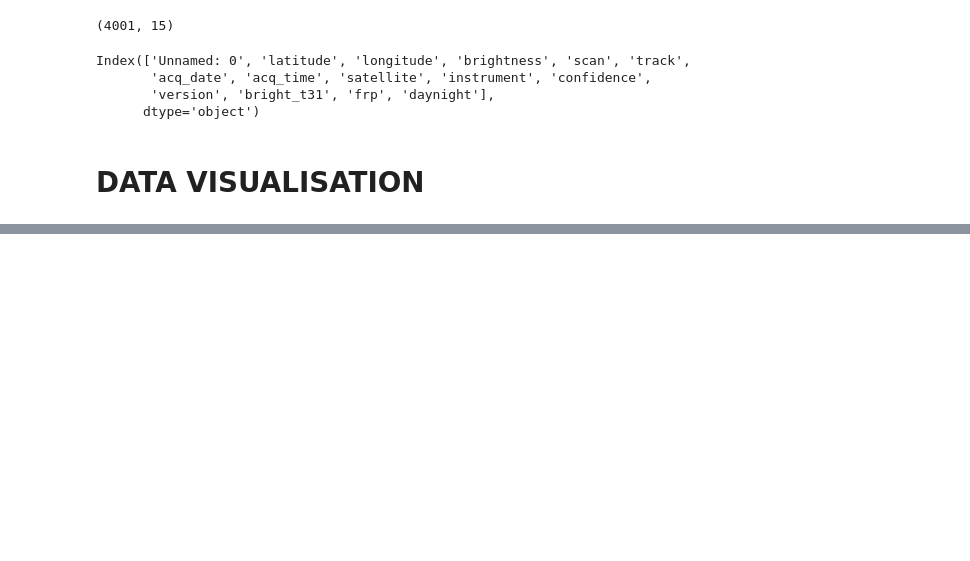
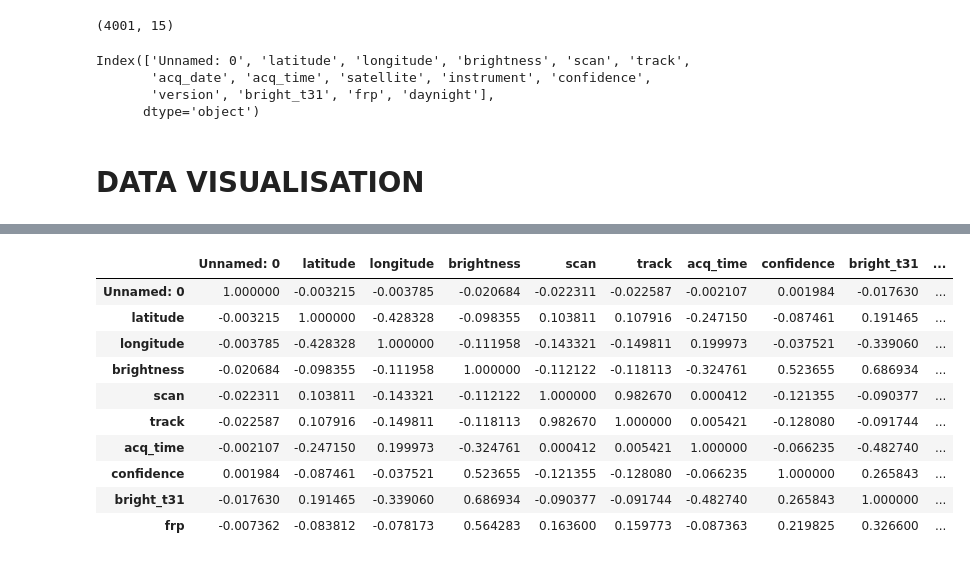
Before and after one commit to bkantwi/linear_regression, a Jupyter notebook: linear regression.ipynb, the cells around one changed output, grey strips where cells are left out. Drawn from its saved outputs; the diff is of its cells as text; code cells hidden in the pictures; blank space fills up the shorter version.

```diff
--- a/linear regression.ipynb
+++ b/linear regression.ipynb
@@ -50,0 +67,14 @@ AttributeError: module 'matplotlib.pyplot' has no attribute 'stlye'
+# %%
+df.corr()
+# %% [output]
+|  | Unnamed: 0 | latitude | longitude | brightness | scan | track | acq_time | confidence | bright_t31 | ... |
+| Unnamed: 0 | 1.000000 | -0.003215 | -0.003785 | -0.020684 | -0.022311 | -0.022587 | -0.002107 | 0.001984 | -0.017630 | ... |
+| latitude | -0.003215 | 1.000000 | -0.428328 | -0.098355 | 0.103811 | 0.107916 | -0.247150 | -0.087461 | 0.191465 | ... |
+| longitude | -0.003785 | -0.428328 | 1.000000 | -0.111958 | -0.143321 | -0.149811 | 0.199973 | -0.037521 | -0.339060 | ... |
+| brightness | -0.020684 | -0.098355 | -0.111958 | 1.000000 | -0.112122 | -0.118113 | -0.324761 | 0.523655 | 0.686934 | ... |
+| scan | -0.022311 | 0.103811 | -0.143321 | -0.112122 | 1.000000 | 0.982670 | 0.000412 | -0.121355 | -0.090377 | ... |
+| track | -0.022587 | 0.107916 | -0.149811 | -0.118113 | 0.982670 | 1.000000 | 0.005421 | -0.128080 | -0.091744 | ... |
+| acq_time | -0.002107 | -0.247150 | 0.199973 | -0.324761 | 0.000412 | 0.005421 | 1.000000 | -0.066235 | -0.482740 | ... |
+| confidence | 0.001984 | -0.087461 | -0.037521 | 0.523655 | -0.121355 | -0.128080 | -0.066235 | 1.000000 | 0.265843 | ... |
+| bright_t31 | -0.017630 | 0.191465 | -0.339060 | 0.686934 | -0.090377 | -0.091744 | -0.482740 | 0.265843 | 1.000000 | ... |
+| frp | -0.007362 | -0.083812 | -0.078173 | 0.564283 | 0.163600 | 0.159773 | -0.087363 | 0.219825 | 0.326600 | ... |
```
Also changed, not shown: parts of 8 cells of this notebook.
